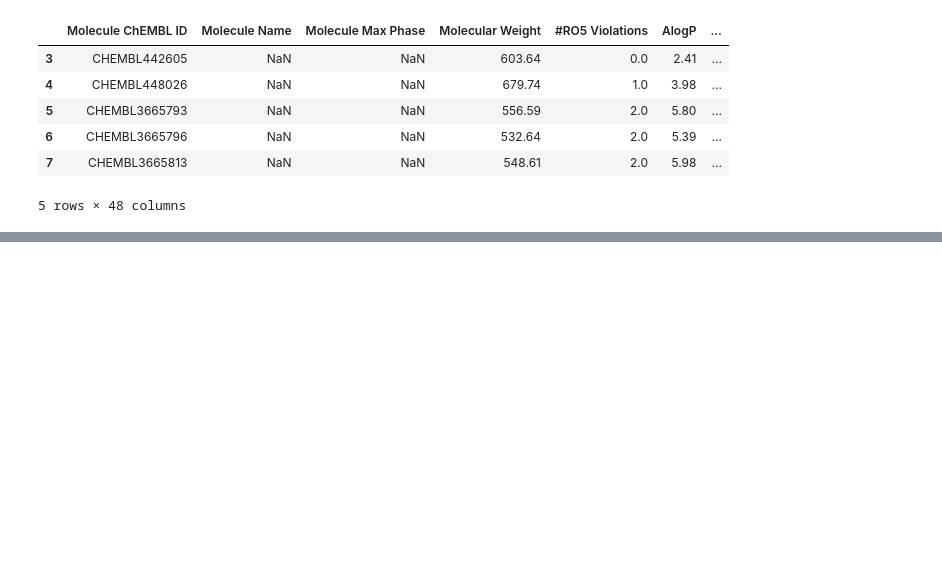
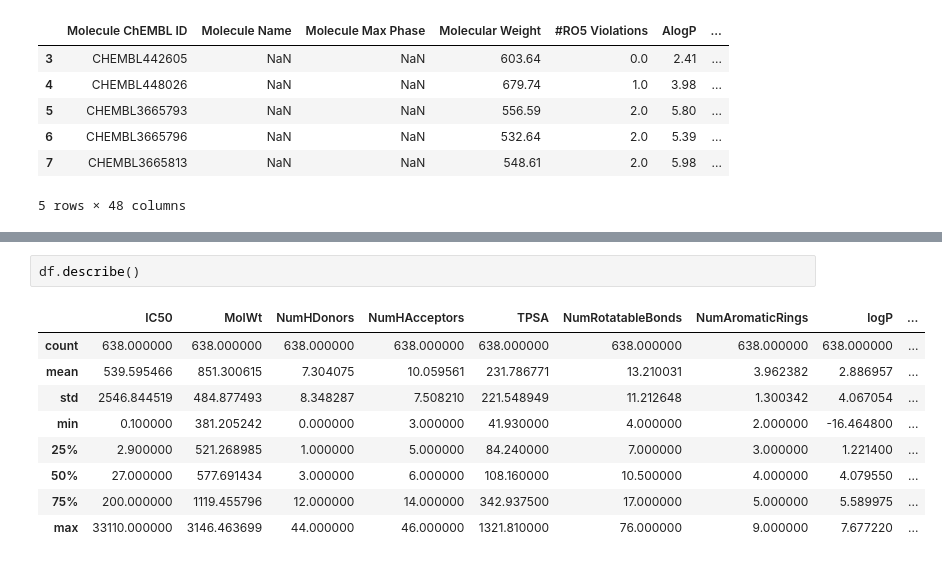
Before and after one commit to Yash-Dhanawate/PharmaGNN-XAI, a Jupyter notebook: XAI.ipynb, the cells around one changed output, grey strips where cells are left out. Drawn from its saved outputs; the diff is of its cells as text; blank space fills up the shorter version.

```diff
--- a/XAI.ipynb
+++ b/XAI.ipynb
@@ -99,0 +201,12 @@ Index(['Molecule ChEMBL ID', 'Molecule Name', 'Molecule Max Phase',
+# %%
+df.describe()
+# %% [output]
+|  | IC50 | MolWt | NumHDonors | NumHAcceptors | TPSA | NumRotatableBonds | NumAromaticRings | logP | ... |
+| count | 638.000000 | 638.000000 | 638.000000 | 638.000000 | 638.000000 | 638.000000 | 638.000000 | 638.000000 | ... |
+| mean | 539.595466 | 851.300615 | 7.304075 | 10.059561 | 231.786771 | 13.210031 | 3.962382 | 2.886957 | ... |
+| std | 2546.844519 | 484.877493 | 8.348287 | 7.508210 | 221.548949 | 11.212648 | 1.300342 | 4.067054 | ... |
+| min | 0.100000 | 381.205242 | 0.000000 | 3.000000 | 41.930000 | 4.000000 | 2.000000 | -16.464800 | ... |
+| 25% | 2.900000 | 521.268985 | 1.000000 | 5.000000 | 84.240000 | 7.000000 | 3.000000 | 1.221400 | ... |
+| 50% | 27.000000 | 577.691434 | 3.000000 | 6.000000 | 108.160000 | 10.500000 | 4.000000 | 4.079550 | ... |
+| 75% | 200.000000 | 1119.455796 | 12.000000 | 14.000000 | 342.937500 | 17.000000 | 5.000000 | 5.589975 | ... |
+| max | 33110.000000 | 3146.463699 | 44.000000 | 46.000000 | 1321.810000 | 76.000000 | 9.000000 | 7.677220 | ... |
```
Also changed, not shown: parts of 11 cells of this notebook, 1 other file.
